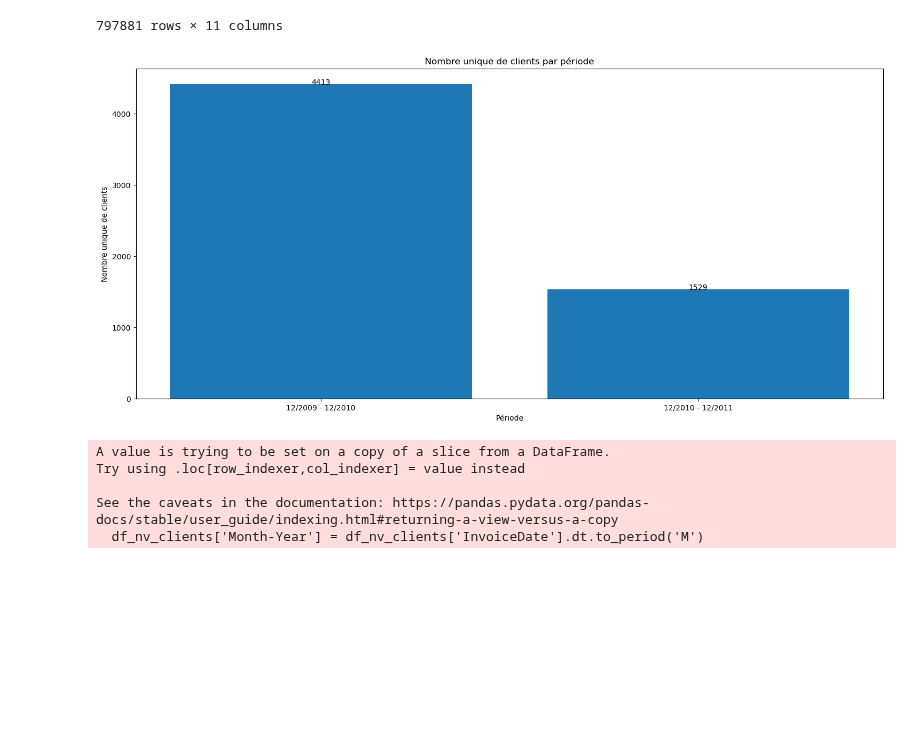
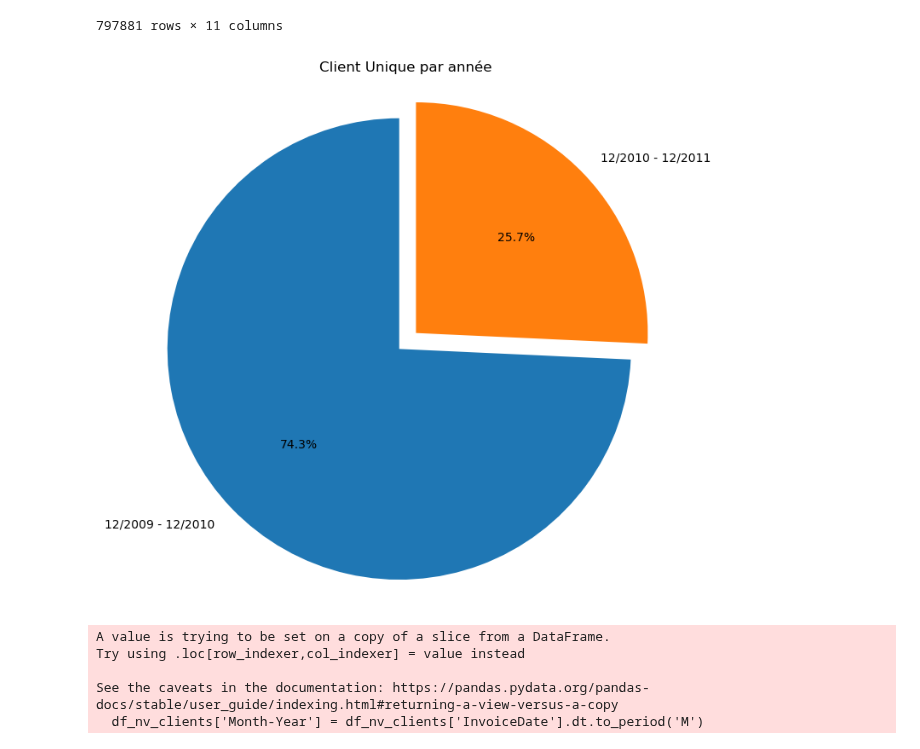
Before and after one commit to neevaiti/segmentation_client_simplon, a Jupyter notebook: rubic.ipynb, the cells around one changed output. Saved outputs shown, nothing was run; the diff lists cells and outputs as text; code cells hidden in the pictures; blank space fills up the shorter version.

```diff
--- a/rubic.ipynb
+++ b/rubic.ipynb
@@ -361,31 +359,29 @@ df
 # %%
 df['InvoiceDate'] = pd.to_datetime(df['InvoiceDate'])
 
 df_2009_2010 = df[(df['InvoiceDate'] >= '2009-12-01') & (df['InvoiceDate'] <= '2010-12-31')]
 df_2010_2011 = df[(df['InvoiceDate'] >= '2010-12-01') & (df['InvoiceDate'] <= '2011-12-31')]
 
 clients_unique_2009_2010 = df_2009_2010['Customer ID'].unique()
 clients_unique_2010_2011 = df_2010_2011['Customer ID'].unique()
 
 nv_clients_2010_2011 = [client for client in clients_unique_2010_2011 if client not in clients_unique_2009_2010]
 
 client_unique_09_10 = len(clients_unique_2009_2010)
 client_unique_10_11 = len(nv_clients_2010_2011)
 
-x = ['12/2009 - 12/2010', '12/2010 - 12/2011']
-y = [client_unique_09_10, client_unique_10_11]
-plt.figure(figsize=(18, 8))
-bar_plot = plt.bar(x, y)
+labels = ['12/2009 - 12/2010', '12/2010 - 12/2011']
+sizes = [client_unique_09_10, client_unique_10_11]
 
-for i in range(len(y)):
-    plt.text(i, y[i] + 0.5, y[i], ha = 'center')
+explode = (0.1, 0)
+plt.figure(figsize=(8, 8))
+plt.pie(sizes, explode=explode, labels=labels, autopct='%1.1f%%', startangle=90)
+plt.axis('equal')
 
-plt.xlabel('Période')
-plt.ylabel('Nombre unique de clients')
-plt.title('Nombre unique de clients par période')
+plt.title('Client Unique par année ')
 plt.show()
 # %% [output]
-[figure, old version]
+[figure, new version]
 # %%
 clients_unique_2009_2010 = set(df_2009_2010['Customer ID'].unique())
 clients_unique_2010_2011 = set(df_2010_2011['Customer ID'].unique())
```
Also changed, not shown: parts of 4 cells of this notebook, 2 other files.
